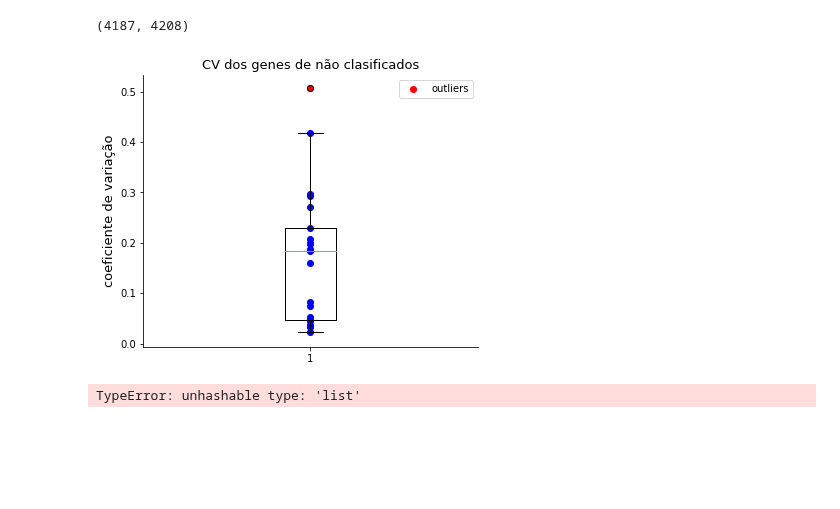
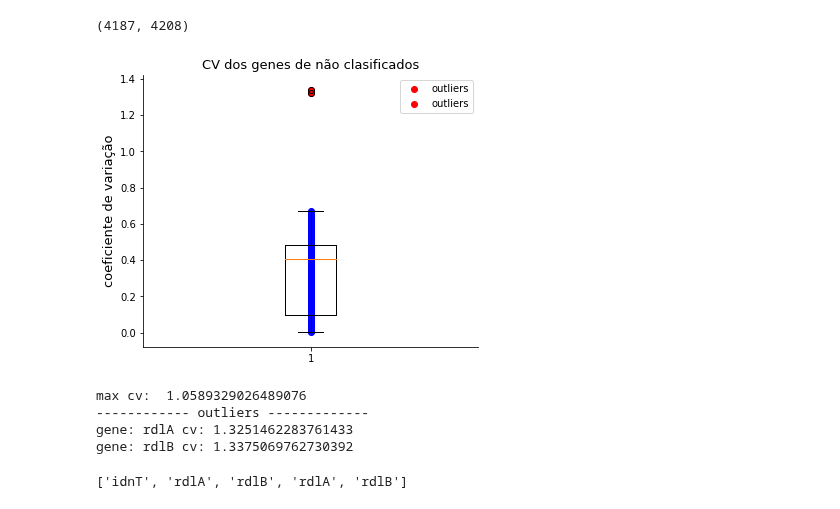
Before and after one commit to ejrueda/MasterUFPA, a Jupyter notebook: Proyectos/BioInformática/Data pre-processing.ipynb, the cells around one changed output. Drawn from its saved outputs; the diff is of its cells as text; code cells hidden in the pictures; blank space fills up the shorter version.

Commit message:
dropping outliers from unclassified genes

```diff
--- a/Proyectos/BioInformática/Data pre-processing.ipynb
+++ b/Proyectos/BioInformática/Data pre-processing.ipynb
@@ -121,46 +121,54 @@ max cv:  0.5005366248219769
 ------------ outliers -------------
 gene: idnT cv: 0.5082800362135752
 # %%
-nc_cvvals = [cv_datos[i] for i  in cv_datos.keys() if i not in rg]
+nc_cvvals = {}
+for i  in cv_datos.keys():
+    if i not in rg:
+        nc_cvvals[i] = cv_datos[i]
 # %%
 len(nc_cvvals), len(cv_datos)
 # %% [output]
 (4187, 4208)
+# %%
+nc_vals = [i for i in nc_cvvals.values()]
+nc_q25 = np.quantile(nc_vals, q=.25, interpolation="midpoint")
+nc_q50 = np.quantile(nc_vals, q=.5, interpolation="midpoint")
+nc_q75 = np.quantile(nc_vals, q=.75, interpolation="midpoint")
+nc_upper = nc_q75 + 1.5*(nc_q75-nc_q25)
+nc_lower = nc_q25 - 1.5*(nc_q75-nc_q25)
 # %%
 fig1 = plt.figure(figsize=(6,5))
 i = 0
 ax1 = fig1.add_subplot()
 ax1.spines["top"].set_visible(False)
 ax1.spines["right"].set_visible(False)
 plt.title("CV dos genes de não clasificados", fontsize=13)
 plt.ylabel("coeficiente de variação", fontsize=13)
-for gene in rg:
-    if cv_datos[gene] <= rg_upper and cv_datos[gene] >= rg_lower:
-        plt.scatter(1, cv_datos[gene], color="blue");
+for gene in nc_cvvals.keys():
+    if nc_cvvals[gene] <= nc_upper and nc_cvvals[gene] >= nc_lower:
+        plt.scatter(1, nc_cvvals[gene], color="blue")
     else:
-        plt.scatter(1, cv_datos[gene], color="red", label="outliers");
+        plt.scatter(1, nc_cvvals[gene], color="red", label="outliers")
     i += 1
-plt.boxplot(rg_cvvals, whis=1.5);
+plt.boxplot(nc_vals, whis=1.5);
 plt.legend();
 # %% [output]
-[figure, old version]
+[figure, new version]
-# %%
-fig1 = plt.figure(figsize=(6,5))
-i = 0
-ax1 = fig1.add_subplot()
-ax1.spines["top"].set_visible(False)
-ax1.spines["right"].set_visible(False)
-plt.title("CV dos genes de referência", fontsize=13)
-plt.ylabel("coeficiente de variação", fontsize=13)
-for gen in rg:
-    if cv_datos[rg] <= upper_hkg and d_cv[rg] >= lower_hkg:
-        plt.scatter(1, d_cv[rg], color="blue");
-    else:
-        plt.scatter(1, d_cv[rg], color="red", label="outliers");
-    i += 1
-plt.boxplot(cv_values);
-plt.legend();
-# %% [output]
-TypeError: unhashable type: 'list'
+# %%
+print("max cv: ", nc_upper)
+print("------------ outliers -------------")
+for gene in nc_cvvals.keys():
+    if nc_cvvals[gene] > nc_upper or nc_cvvals[gene] < nc_lower:
+        lg_drop.append(gene)
+        print("gene:", gene, "cv:", nc_cvvals[gene])
+# %% [output]
+max cv:  1.0589329026489076
+------------ outliers -------------
+gene: rdlA cv: 1.3251462283761433
+gene: rdlB cv: 1.3375069762730392
+# %%
+lg_drop
+# %% [output]
+['idnT', 'rdlA', 'rdlB', 'rdlA', 'rdlB']
 # %%
 datos.to_csv("./data/all_counts_9_norm_rpkm_log2.csv")
```
